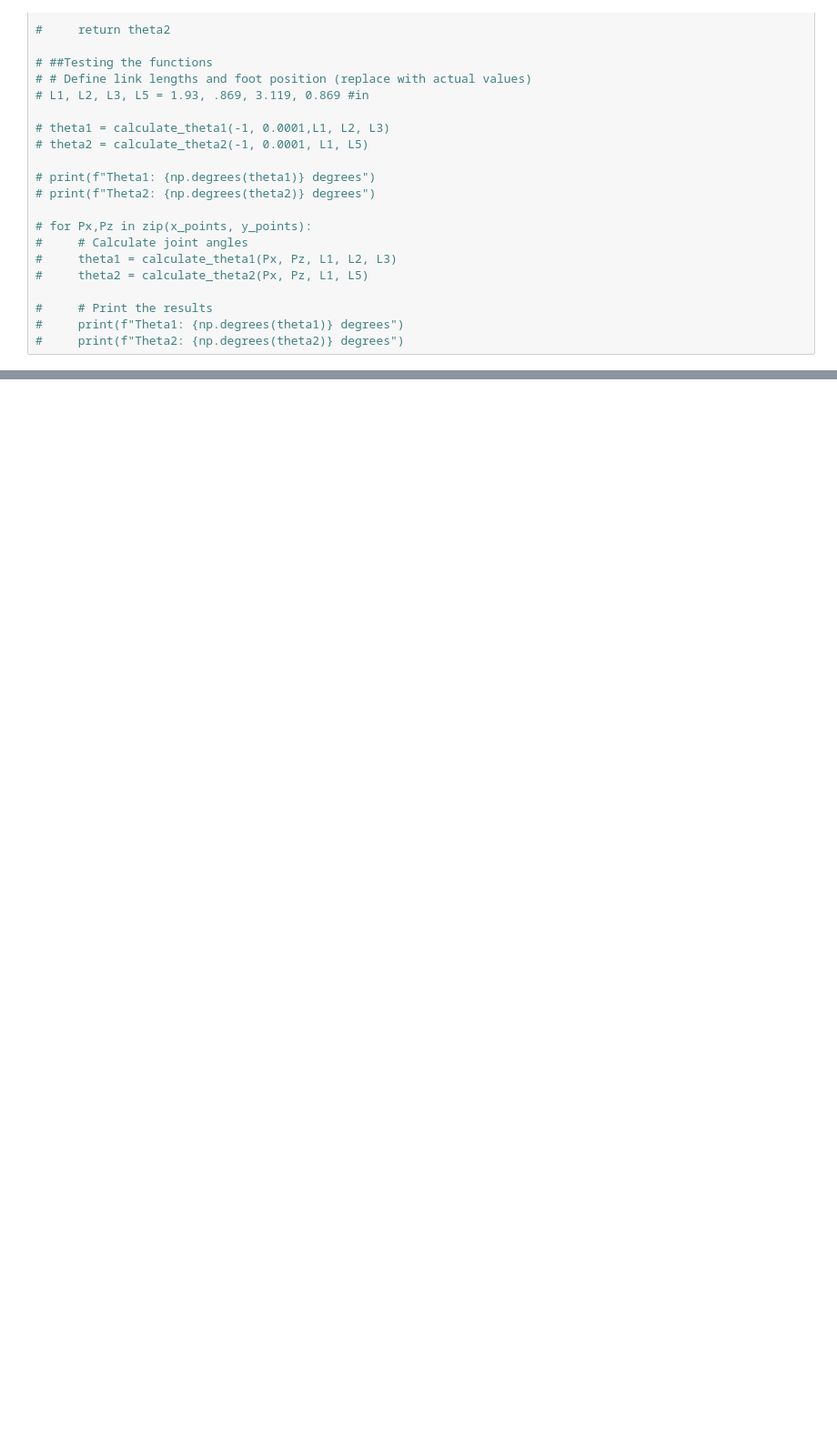
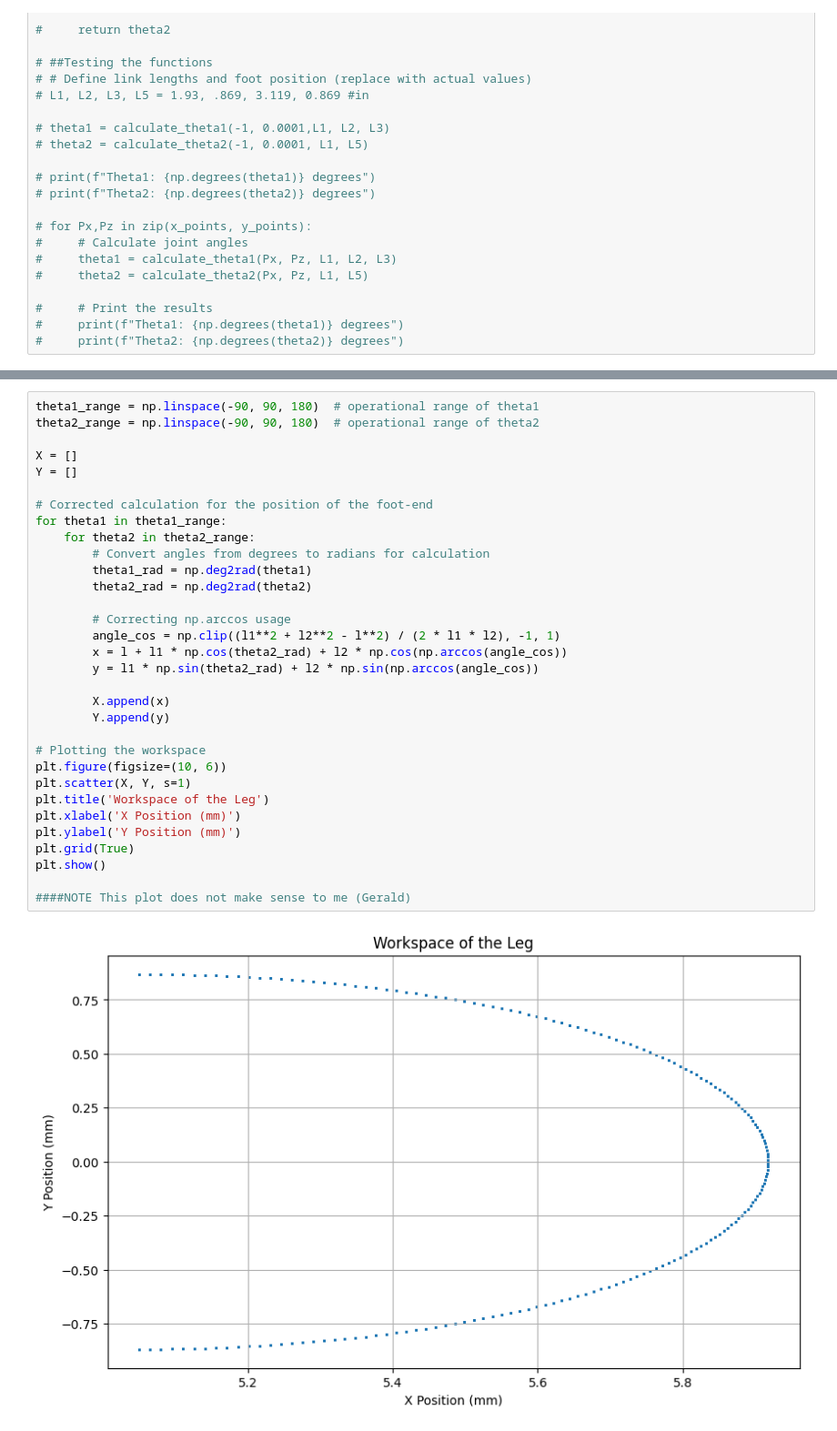
Before and after one commit to aamosu/RRR-Capstone-, a Jupyter notebook: motionPlaning/Trajectory.ipynb, the cells around one changed output, grey strips where cells are left out. Shown: that part at 91% size. Cells and saved outputs as stored; diff of their text form; blank space fills up the shorter version.

```diff
--- a/motionPlaning/Trajectory.ipynb
+++ b/motionPlaning/Trajectory.ipynb
@@ -161,0 +194,34 @@ Theta2: nan degrees
+# %%
+theta1_range = np.linspace(-90, 90, 180)  # operational range of theta1
+theta2_range = np.linspace(-90, 90, 180)  # operational range of theta2
+
+X = []
+Y = []
+
+# Corrected calculation for the position of the foot-end
+for theta1 in theta1_range:
+    for theta2 in theta2_range:
+        # Convert angles from degrees to radians for calculation
+        theta1_rad = np.deg2rad(theta1)
+        theta2_rad = np.deg2rad(theta2)
+
+        # Correcting np.arccos usage
+        angle_cos = np.clip((l1**2 + l2**2 - l**2) / (2 * l1 * l2), -1, 1)
+        x = l + l1 * np.cos(theta2_rad) + l2 * np.cos(np.arccos(angle_cos))
+        y = l1 * np.sin(theta2_rad) + l2 * np.sin(np.arccos(angle_cos))
+
+        X.append(x)
+        Y.append(y)
+
+# Plotting the workspace
+plt.figure(figsize=(10, 6))
+plt.scatter(X, Y, s=1)
+plt.title('Workspace of the Leg')
+plt.xlabel('X Position (mm)')
+plt.ylabel('Y Position (mm)')
+plt.grid(True)
+plt.show()
+
+####NOTE This plot does not make sense to me (Gerald)
+# %% [output]
+[figure, added]
```
Also changed, not shown: parts of 3 cells of this notebook.
